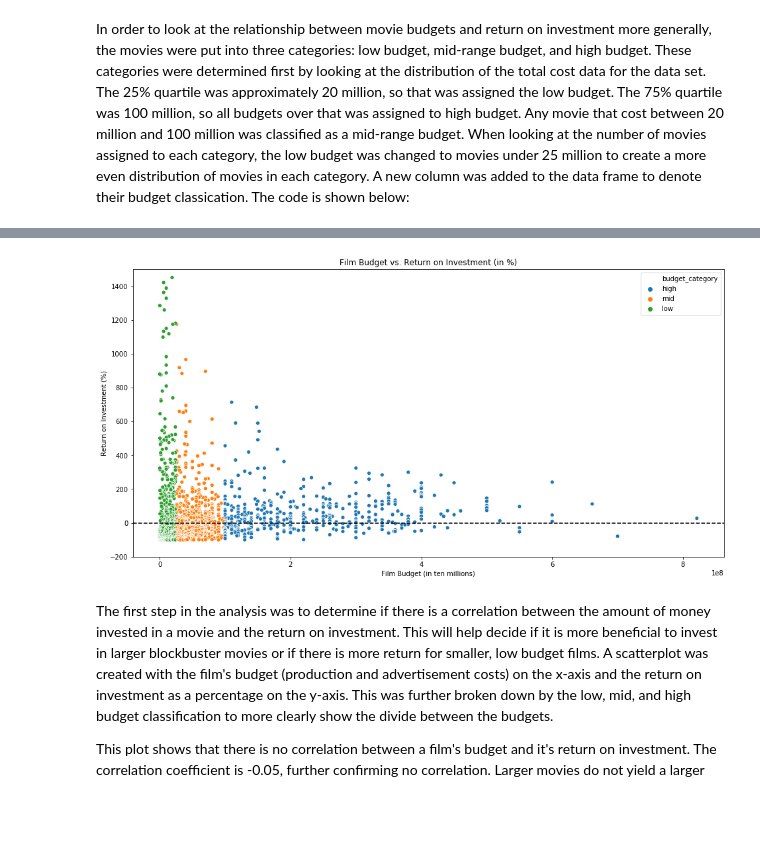
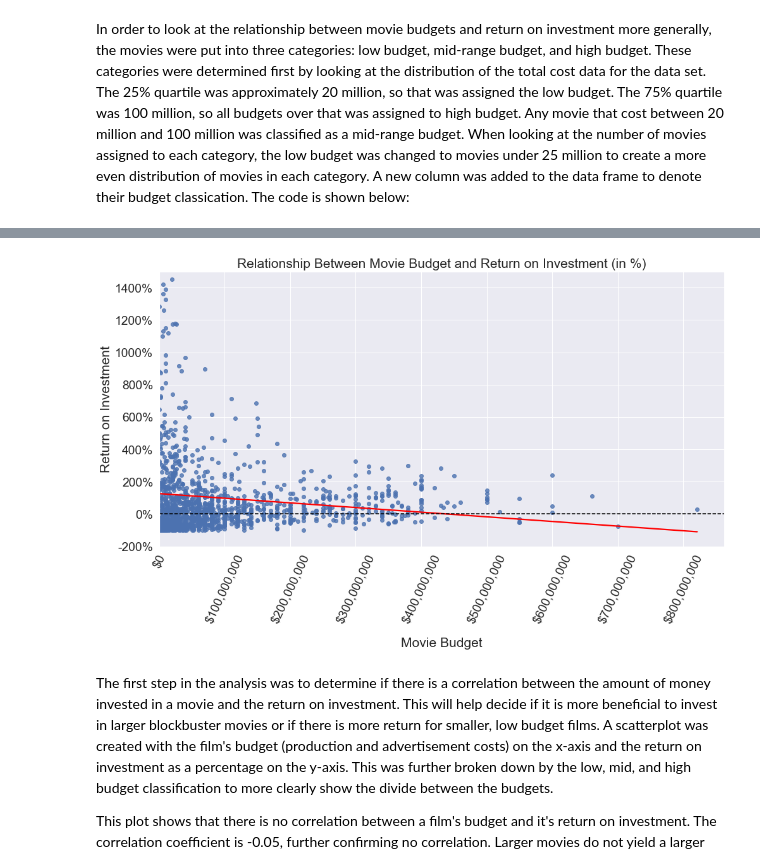
Before and after one commit to danvalen1/Film-Industry-Analysis, a Jupyter notebook: lhp.ipynb, the cells around one changed output, grey strips where cells are left out. Drawn from its saved outputs; the diff is of its cells as text; code cells hidden in the pictures; blank space fills up the shorter version.

Commit message:
updated visuals in lhp

```diff
--- a/lhp.ipynb
+++ b/lhp.ipynb
@@ -17,17 +38,24 @@ df['budget_category'] = df['total_costs'].apply(lambda x: 'low' if x < 25000000
 # %%
 fig, ax = plt.subplots(figsize = (16, 8))
-sns.scatterplot(data = df, x = 'total_costs', y = 'ROI', hue = 'budget_category', ax = ax)
+sns.set(font_scale = 1.75)
+sns.regplot(data = df, x = 'total_costs', y = 'ROI', ax = ax, ci = None, line_kws = {'color' :'red'})
 plt.ylim(-200, 1500)
-#plt.xlim(None, 600000000)
+plt.xlim(-5000, None)
 
 
-plt.xlabel('Film Budget (in ten millions)')
-plt.ylabel('Return on Investment (%)')
-plt.title('Film Budget vs. Return on Investment (in %)')
+plt.xlabel('Movie Budget')
+plt.ylabel('Return on Investment')
+ax.yaxis.set_major_formatter(mtick.PercentFormatter())
+plt.title('Relationship Between Movie Budget and Return on Investment (in %)')
+fmt = '${x:,.0f}'
+tick = mtick.StrMethodFormatter(fmt)
+ax.xaxis.set_major_formatter(tick)
+plt.xticks(rotation=65)
 ax.axhline(y=0, color = 'black', ls = '--')
+ax.xaxis.labelpad = 20
 plt.show()
 # %% [output]
-[figure, old version]
+[figure, new version]
 # %% [markdown]
 The first step in the analysis was to determine if there is a correlation between the amount of money invested in a movie and the return on investment. This will help decide if it is more beneficial to invest in larger blockbuster movies or if there is more return for smaller, low budget films. A scatterplot was created with the film's budget (production and advertisement costs) on the x-axis and the return on investment as a percentage on the y-axis. This was further broken down by the low, mid, and high budget classification to more clearly show the divide between the budgets.
 
```
Also changed, not shown: parts of 10 cells of this notebook, 3 other files.
